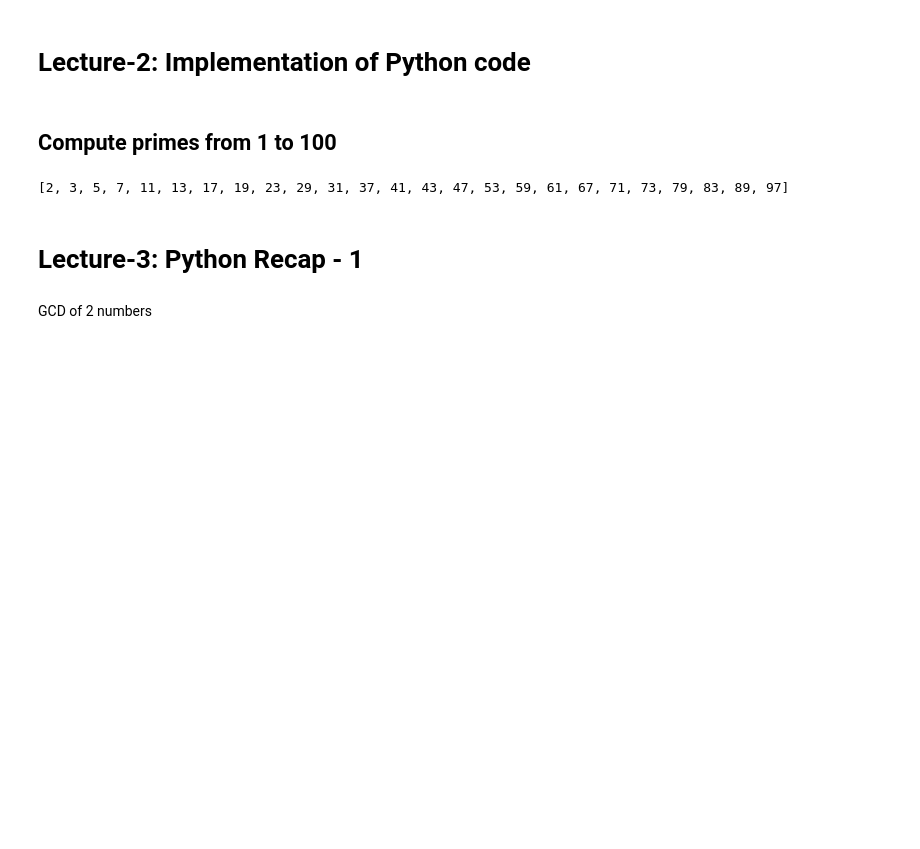
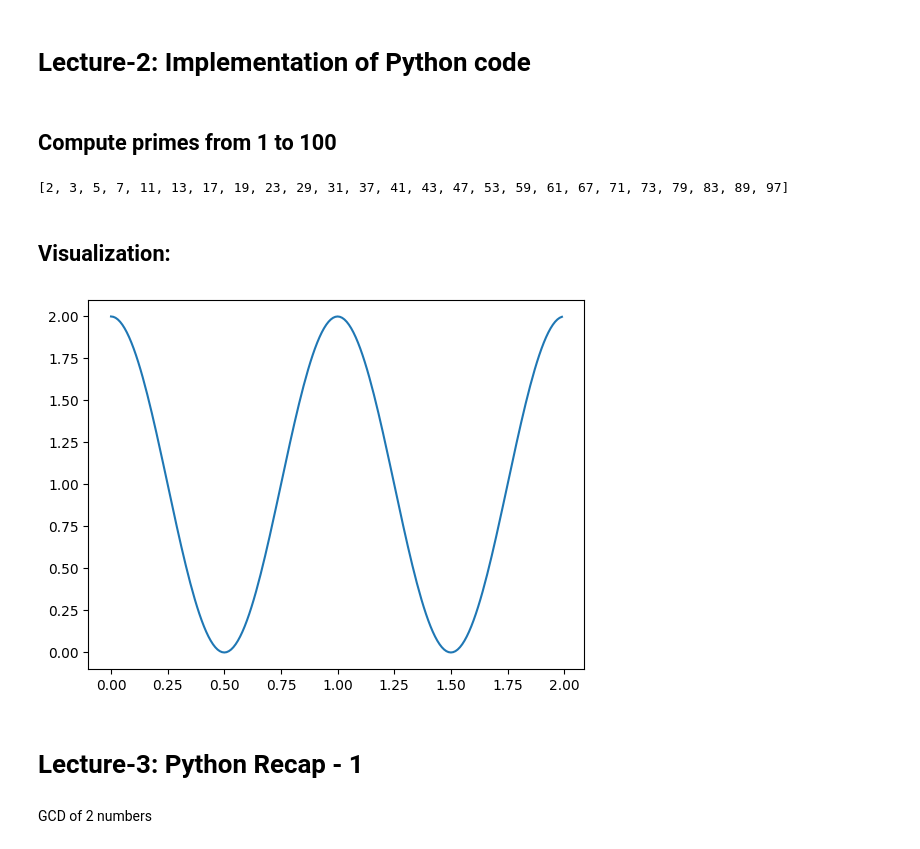
Before and after one commit to Jayaprakash1710/Programming-Data-Structures-and-Algorithms---IITM, a Jupyter notebook: Week_1.ipynb, the cells around one changed output. Saved outputs shown, nothing was run; the diff lists cells and outputs as text; code cells hidden in the pictures; blank space fills up the shorter version.

Commit message:
Did a Visualization

```diff
--- a/Week_1.ipynb
+++ b/Week_1.ipynb
@@ -29,6 +29,19 @@ for i in range(1,100):
 print(primelist)
 # %% [output]
 [2, 3, 5, 7, 11, 13, 17, 19, 23, 29, 31, 37, 41, 43, 47, 53, 59, 61, 67, 71, 73, 79, 83, 89, 97]
+# %% [markdown]
+## Visualization:
+# %%
+import matplotlib.pyplot as plt
+import numpy as np
+
+t=np.arange(0.0,2.0,0.01)
+s=1+np.cos(2*np.pi*t)
+
+plt.plot(t,s)
+plt.show()
+# %% [output]
+[figure, added]
 # %% [markdown]
 # Lecture-3: Python Recap - 1
 # %% [markdown]
```
